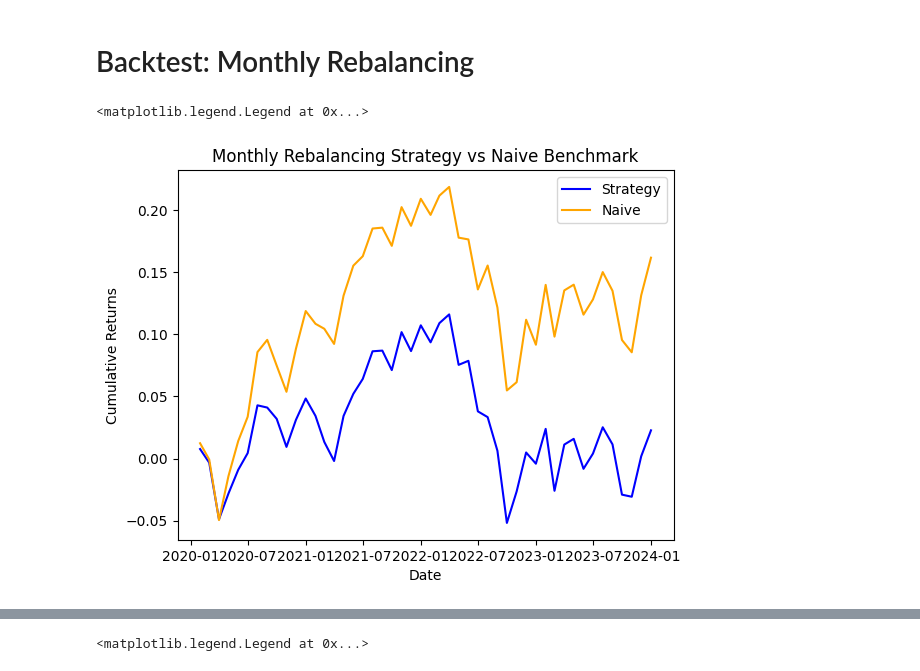
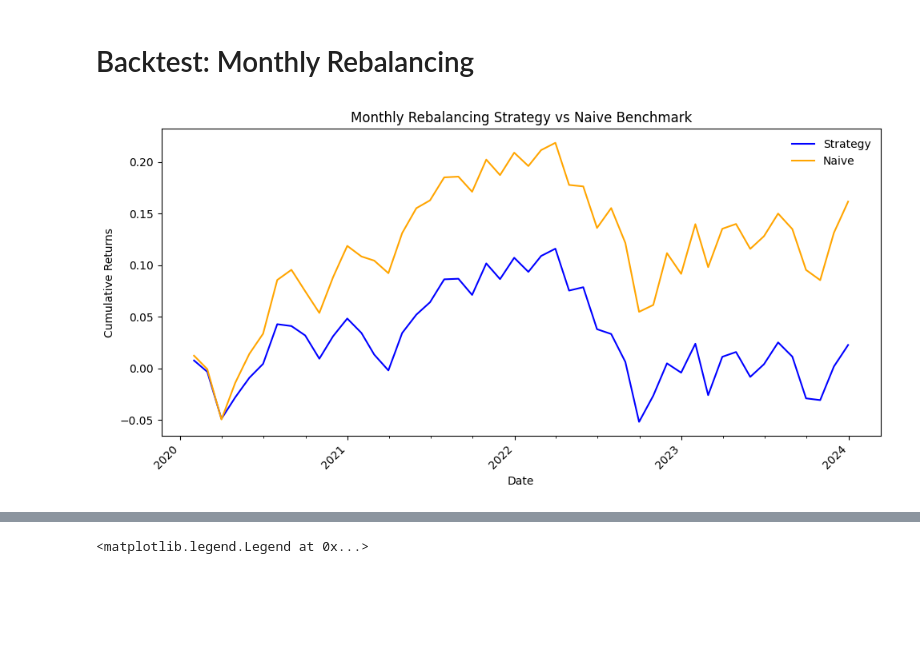
Before and after one commit to s-fiore/computational-mathematics, a Jupyter notebook: Quantitative Finance/Deep Portfolio Optimization/Mean Variance.ipynb, the cells around one changed output, grey strips where cells are left out. Drawn from its saved outputs; the diff is of its cells as text; code cells hidden in the pictures; blank space fills up the shorter version.

```diff
--- a/Quantitative Finance/Deep Portfolio Optimization/Mean Variance.ipynb
+++ b/Quantitative Finance/Deep Portfolio Optimization/Mean Variance.ipynb
@@ -233,8 +227,8 @@ from sklearn.covariance import OAS
 def portfolio_optimization(mu, Sigma, target=0.08):
     """
     Solve
-        minₙ wᵀ Σ w
-        s.t.  1ᵀ w = 1, w >= 0, μᵀ w >= target
+        min_w w' Sigma w
+        s.t.  1'w = 1, w >= 0, mu'w >= target
     """
     n = len(mu)
     w = cp.Variable(n)
@@ -285,13 +275,26 @@ for t, date in enumerate(dates, start=window):
 strat_ser = pd.Series(R_strat, index=dates)
 naive_ser = pd.Series(R_naive, index=dates)
 # %%
-plt.plot(strat_ser.cumsum(), label='Strategy', color='blue')
-plt.plot(naive_ser.cumsum(), label='Naive', color='orange')
-plt.title('Monthly Rebalancing Strategy vs Naive Benchmark')
-plt.xlabel('Date')
-plt.ylabel('Cumulative Returns')
-plt.legend()
+from matplotlib import dates as mdates
+
+fig, ax = plt.subplots(figsize=(10, 5))
+
+ax.plot(strat_ser.index, strat_ser.cumsum(), label='Strategy', color='blue')
+ax.plot(naive_ser.index, naive_ser.cumsum(), label='Naive',    color='orange')
+
+ax.xaxis.set_major_locator(mdates.YearLocator())
+ax.xaxis.set_major_formatter(mdates.DateFormatter('%Y'))
+ax.xaxis.set_minor_locator(mdates.MonthLocator(bymonth=[4, 7, 10]))
+
+fig.autofmt_xdate(rotation=45)
+
+ax.set_title('Monthly Rebalancing Strategy vs Naive Benchmark')
+ax.set_xlabel('Date')
+ax.set_ylabel('Cumulative Returns')
+ax.legend(frameon=False)
+
+plt.tight_layout()
+plt.show()
 # %% [output]
-<matplotlib.legend.Legend at 0x...>
-[figure, old version]
+[figure, new version]
 # %%
```
Also changed, not shown: parts of 11 cells of this notebook, 2 other files.
